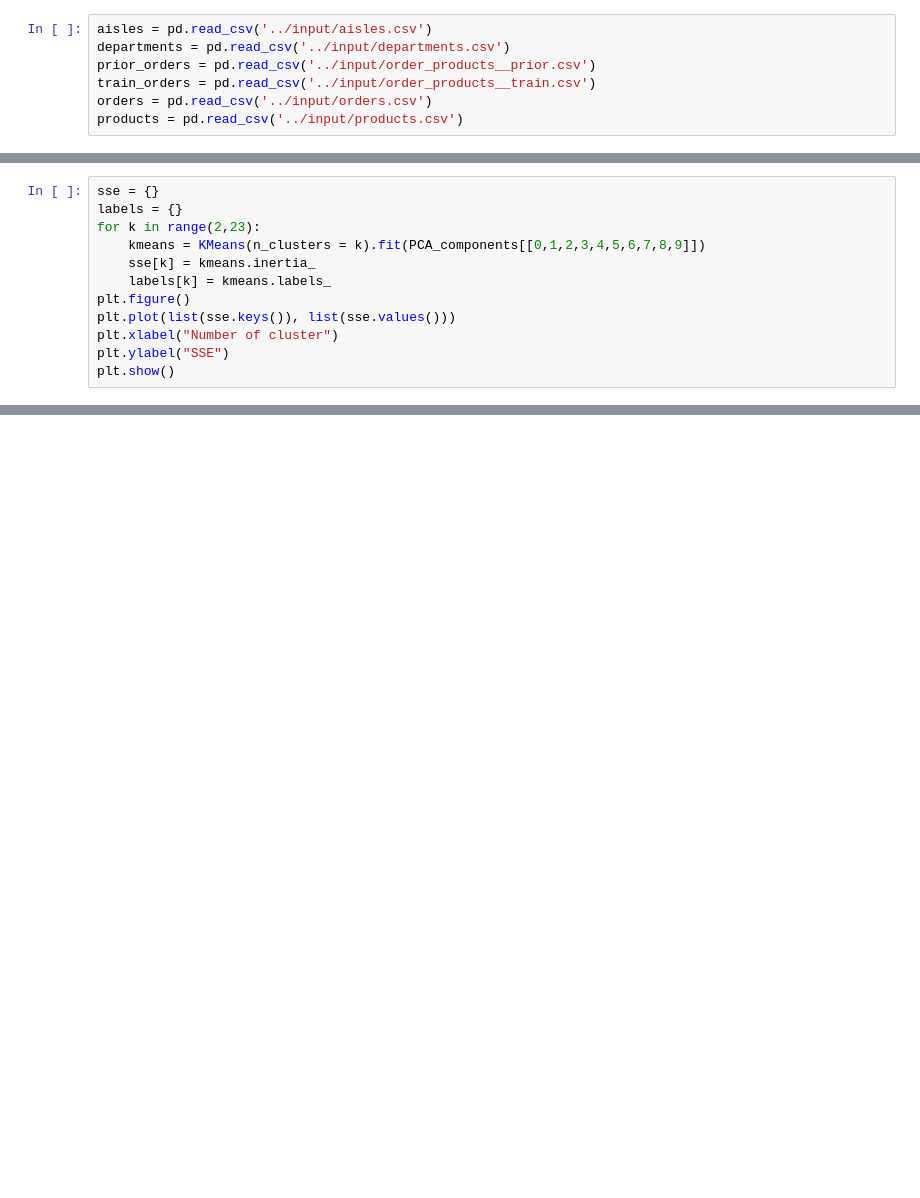
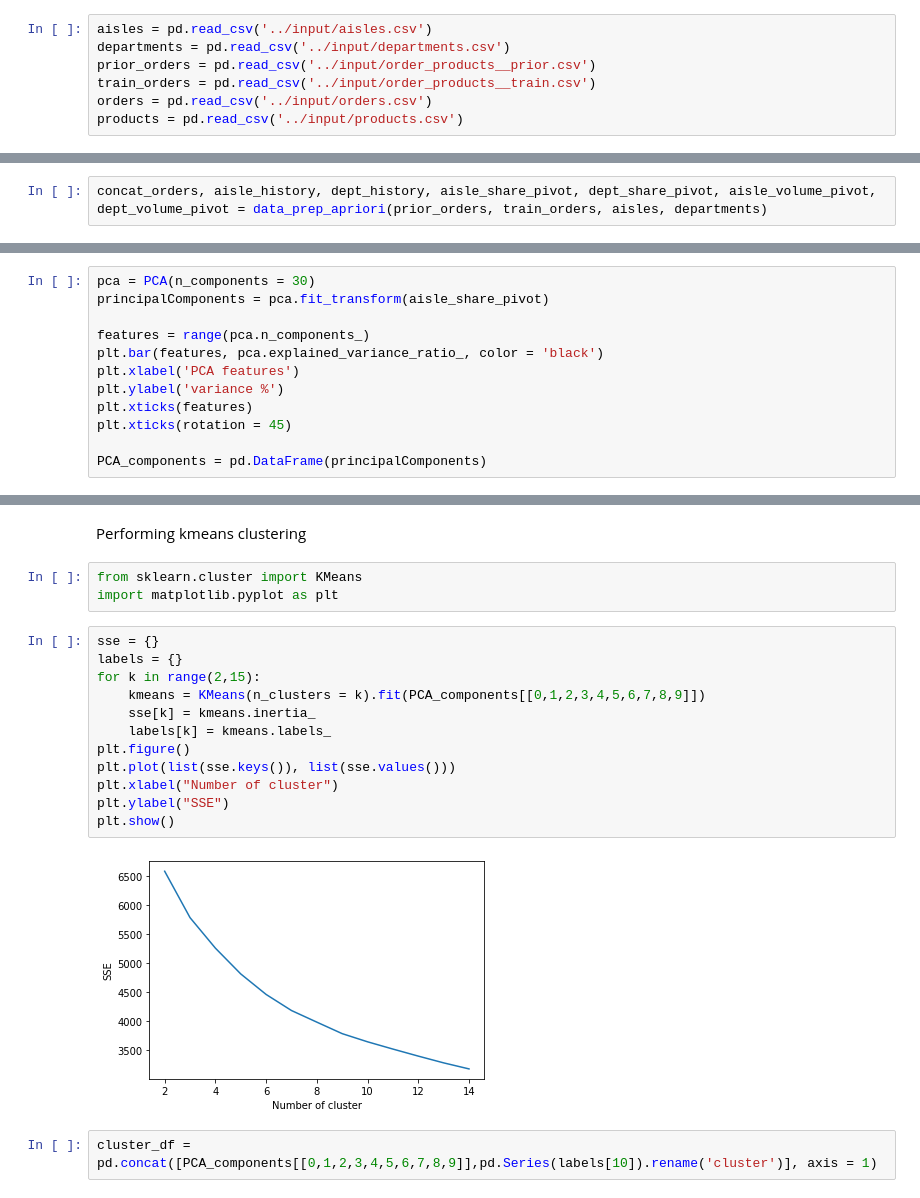
Before and after one commit to Akshaypartha92/marketBasket, a Jupyter notebook: src/clustering.ipynb, the cells around one changed output, grey strips where cells are left out. Saved outputs shown, nothing was run; the diff lists cells and outputs as text; blank space fills up the shorter version.

```diff
--- a/src/clustering.ipynb
+++ b/src/clustering.ipynb
@@ -266,12 +13,0 @@ PCA_components = pd.DataFrame(principalComponents)
-# %%
-sse = {}
-labels = {}
-for k in range(2,23):
-    kmeans = KMeans(n_clusters = k).fit(PCA_components[[0,1,2,3,4,5,6,7,8,9]])
-    sse[k] = kmeans.inertia_
-    labels[k] = kmeans.labels_
-plt.figure()
-plt.plot(list(sse.keys()), list(sse.values()))
-plt.xlabel("Number of cluster")
-plt.ylabel("SSE")
-plt.show()
@@ -279,0 +35,2 @@ plt.show()
+# %%
+concat_orders, aisle_history, dept_history, aisle_share_pivot, dept_share_pivot, aisle_volume_pivot, dept_volume_pivot = data_prep_apriori(prior_orders, train_orders, aisles, departments)
@@ -279,0 +93,12 @@ plt.show()
+# %%
+pca = PCA(n_components = 30)
+principalComponents = pca.fit_transform(aisle_share_pivot)
+
+features = range(pca.n_components_)
+plt.bar(features, pca.explained_variance_ratio_, color = 'black')
+plt.xlabel('PCA features')
+plt.ylabel('variance %')
+plt.xticks(features)
+plt.xticks(rotation = 45)
+
+PCA_components = pd.DataFrame(principalComponents)
@@ -279,0 +107,21 @@ plt.show()
+# %% [markdown]
+Performing kmeans clustering
+# %%
+from sklearn.cluster import KMeans
+import matplotlib.pyplot as plt
+# %%
+sse = {}
+labels = {}
+for k in range(2,15):
+    kmeans = KMeans(n_clusters = k).fit(PCA_components[[0,1,2,3,4,5,6,7,8,9]])
+    sse[k] = kmeans.inertia_
+    labels[k] = kmeans.labels_
+plt.figure()
+plt.plot(list(sse.keys()), list(sse.values()))
+plt.xlabel("Number of cluster")
+plt.ylabel("SSE")
+plt.show()
+# %% [output]
+[figure, added]
+# %%
+cluster_df = pd.concat([PCA_components[[0,1,2,3,4,5,6,7,8,9]],pd.Series(labels[10]).rename('cluster')], axis = 1)
```
Also changed, not shown: parts of 71 cells of this notebook, 5 other files.
